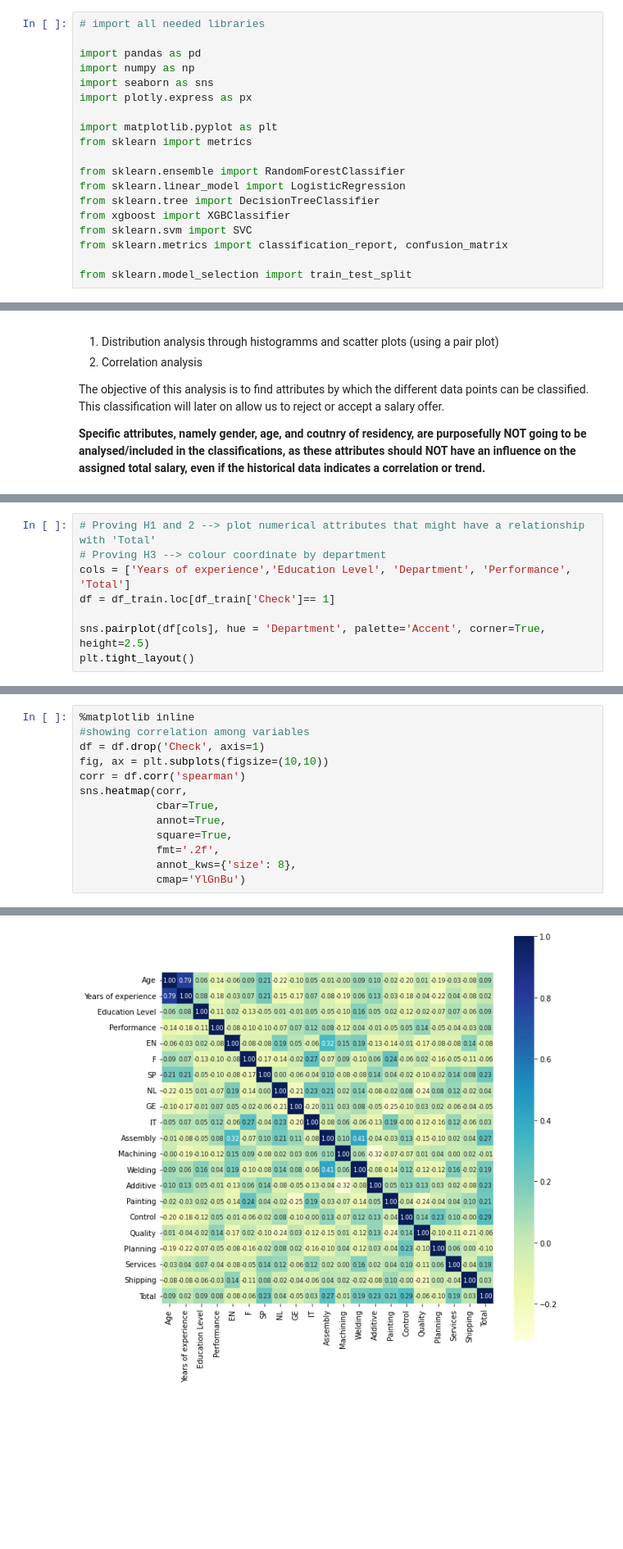
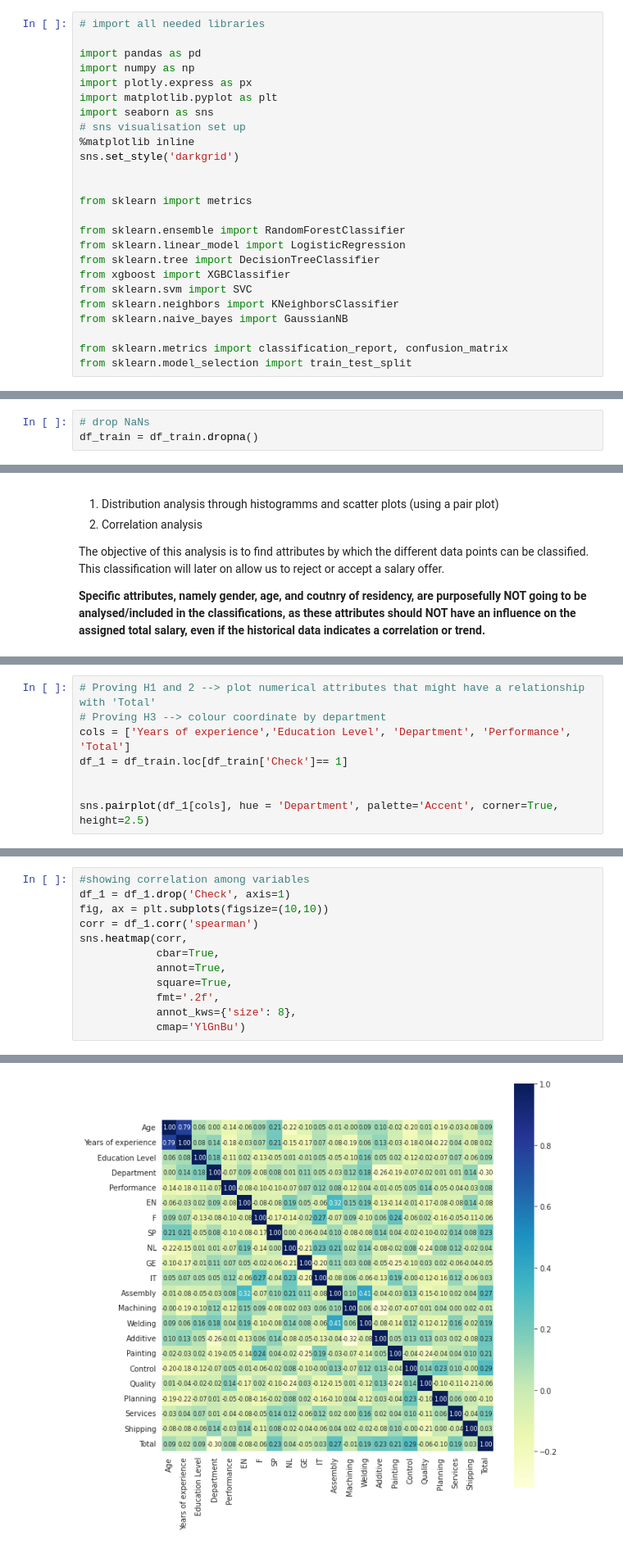
Before and after one commit to FHnt97/RUG_TOM_SIO, a Jupyter notebook: Copy_of_Assignment_A_4_2.ipynb, the cells around one changed output, grey strips where cells are left out. Shown at 82% size. Saved outputs shown, nothing was run; the diff lists cells and outputs as text; blank space fills up the shorter version.

Commit message:
ML clustering done - needs checking of all variables + fit to test data

```diff
--- a/Copy_of_Assignment_A_4_2.ipynb
+++ b/Copy_of_Assignment_A_4_2.ipynb
@@ -42,10 +42,14 @@ The report is divided into sections as follows:
 
 import pandas as pd
 import numpy as np
+import plotly.express as px
+import matplotlib.pyplot as plt
 import seaborn as sns
-import plotly.express as px
+# sns visualisation set up
+%matplotlib inline
+sns.set_style('darkgrid')
 
-import matplotlib.pyplot as plt
+
 from sklearn import metrics
 
 from sklearn.ensemble import RandomForestClassifier
@@ -53,8 +57,10 @@ from sklearn.linear_model import LogisticRegression
 from sklearn.tree import DecisionTreeClassifier
 from xgboost import XGBClassifier
 from sklearn.svm import SVC
+from sklearn.neighbors import KNeighborsClassifier
+from sklearn.naive_bayes import GaussianNB
+
 from sklearn.metrics import classification_report, confusion_matrix
-
 from sklearn.model_selection import train_test_split
 # %%
 # conenct to drive to access files in the sharedrive
@@ -109,6 +115,9 @@ memory usage: 21.6+ KB
 # change to float 32 to avoid problems with modelling later on
 df_test[df_test.select_dtypes(np.float64).columns] = df_test.select_dtypes(np.float64).astype(np.float32)
 df_train[df_train.select_dtypes(np.float64).columns] = df_train.select_dtypes(np.float64).astype(np.float32)
+# %%
+# drop NaNs
+df_train = df_train.dropna()
 # %%
 # df_train.columns
 df_test.columns
@@ -199,8 +207,8 @@ Pass the following variable as a keyword arg: x. From version 0.12, the only val
 # Proving H1 and 2 --> plot numerical attributes that might have a relationship with 'Total'
 # Proving H3 --> colour coordinate by department
 cols = ['Years of experience','Education Level', 'Department', 'Performance', 'Total']
-df = df_train.loc[df_train['Check']== 1]
+df_1 = df_train.loc[df_train['Check']== 1]
 
-sns.pairplot(df[cols], hue = 'Department', palette='Accent', corner=True, height=2.5)
-plt.tight_layout()
+
+sns.pairplot(df_1[cols], hue = 'Department', palette='Accent', corner=True, height=2.5)
 # %% [output]
@@ -208,19 +217,18 @@ plt.tight_layout()
 # %%
-%matplotlib inline
 #showing correlation among variables
-df = df.drop('Check', axis=1)
+df_1 = df_1.drop('Check', axis=1)
 fig, ax = plt.subplots(figsize=(10,10))
-corr = df.corr('spearman')
+corr = df_1.corr('spearman')
 sns.heatmap(corr,
             cbar=True,
             annot=True,
             square=True,
             fmt='.2f',
             annot_kws={'size': 8},
             cmap='YlGnBu')
 # %% [output]
 <matplotlib.axes._subplots.AxesSubplot at 0x...>
-[figure, old version]
+[figure, new version]
 # %% [markdown]
 When looking at the pairpot, we see H3 is correct:
 - We can see a multimodal distribution when looking at the histogram for Total. From said Histogram, **we see that some colours/ departments have an overall higher 'Total' than the other Departments.**
```
Also changed, not shown: parts of 42 cells of this notebook.
